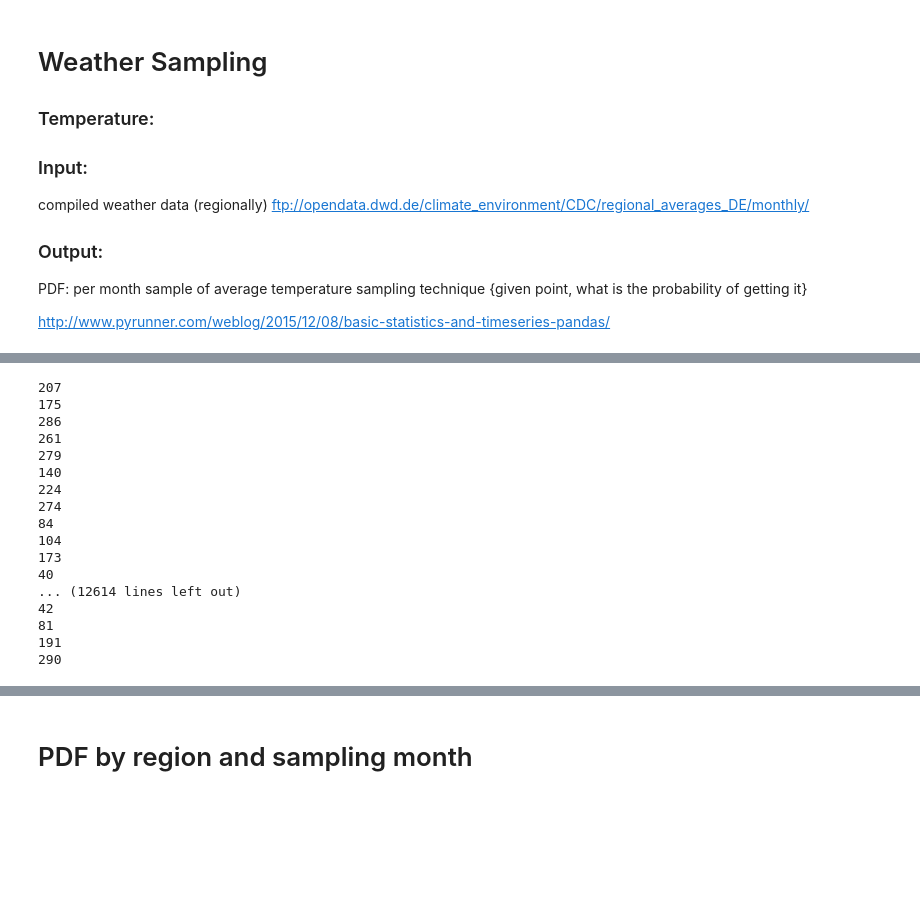
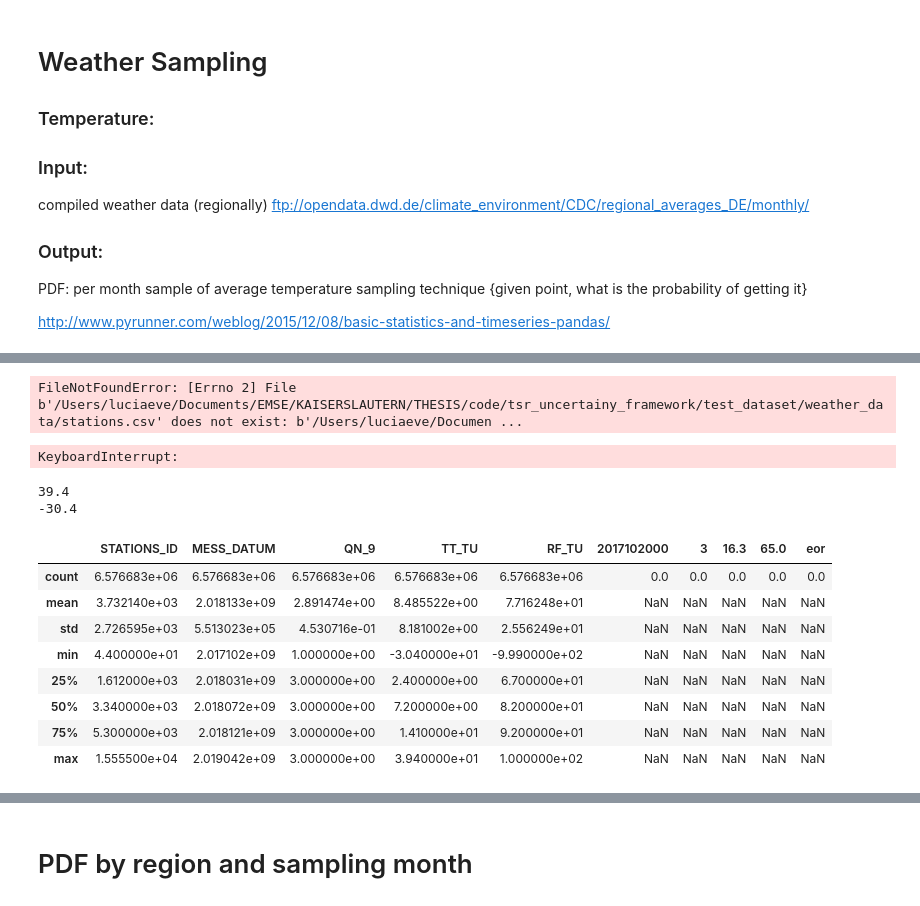
Before and after one commit to luciaeveberger/traffic_sign_recognition_uncertainty_framework, a Jupyter notebook: test_dataset/HighLevelWeatherSampling.ipynb, the cells around one changed output, grey strips where cells are left out. Drawn from its saved outputs; the diff is of its cells as text; code cells hidden in the pictures; blank space fills up the shorter version.

```diff
--- a/test_dataset/HighLevelWeatherSampling.ipynb
+++ b/test_dataset/HighLevelWeatherSampling.ipynb
@@ -44,42 +49,9 @@ df.head()
 # %%
 ## Find closest station point to coordinates
-weather_file_path = "/test_dataset/weather_data/stations_list.csv"
+weather_file_path = "/test_dataset/weather_data/stations.csv"
 df_stations_list = pd.read_csv(d + weather_file_path)
-
-#df_stations_list['All_Stations_Coordinates'] = list(zip(df_stations_list['geogr. Breite'], df_stations_list['geogr. Laenge']))
-
-all_stations = list(zip(df_stations_list['geogr. Laenge'], df_stations_list['geogr. Breite']))
-
-df_stations_list['All_Stations_Coordinates'] = all_stations
-
-
+print(df_stations_list.columns.values)
+df_stations_list['All_Stations_Coordinates'] = list(zip(df_stations_list['geoLaenge'], df_stations_list['geoBreite']))
 df['Coordinates_Joined'] = list(zip(df.Longitude, df.Latitude))
-tree = spatial.KDTree(all_stations)
-
-for value in df['Coordinates_Joined']:
-    inx = tree.query((value))
-    print(inx[1])
-    #df_sample = df_stations_list['All_Stations_Coordinates'].where(df_stations_list['All_Stations_Coordinates'] == all_stations[inx[1]])
-    #print(df_sample)
-    #print(all_stations[inx[1]])
-
-#print(tree.query([(48.647361922152896, 12.823383786489417)]))
-# print(all_stations[207])
 # %% [output]
-207
-175
-286
-261
-279
-140
-224
-274
-84
-104
-173
-40
-... (12614 lines left out)
-42
-81
-191
-290
+FileNotFoundError: [Errno 2] File b'/Users/luciaeve/Documents/EMSE/KAISERSLAUTERN/THESIS/code/tsr_uncertainy_framework/test_dataset/weather_data/stations.csv' does not exist: b'/Users/luciaeve/Documen ...
@@ -109,0 +58,38 @@ create_compiled_file(file_path, header_line, data_type="precip")
+# %%
+import pandas as pd
+from scipy.spatial.distance import cdist
+
+def closest_point(point, points):
+    """ Find closest point from a list of points. """
+    return points[cdist([point], points).argmin()]
+
+def match_value(df, col1, x, col2):
+    """ Match value x from col1 row to value in col2. """
+    return df[df[col1] == x][col2].values[0]
+
+
+df['closest_station'] = [closest_point(x, list(df_stations_list['All_Stations_Coordinates'])) for x in df['Coordinates_Joined']]
+df['station_id'] = [match_value(df_stations_list, 'All_Stations_Coordinates', x, 'Stations_id') for x in df['closest_station']]
+df.to_csv(file_path)
+# %% [output]
+KeyboardInterrupt:
+# %%
+## Find local min & max
+hourly_air_temp_df = pd.read_csv(d + hourly_air_lookup[0] + hourly_air_lookup[1], ";")
+hourly_air_temp_df.drop(hourly_air_temp_df.loc[hourly_air_temp_df['TT_TU']==-999].index, inplace=True)
+print(max(hourly_air_temp_df['TT_TU']))
+print(min(hourly_air_temp_df['TT_TU']))
+## remove -999 columns
+hourly_air_temp_df.describe()
+# %% [output]
+39.4
+-30.4
+|  | STATIONS_ID | MESS_DATUM | QN_9 | TT_TU | RF_TU | 2017102000 | 3 | 16.3 | 65.0 | eor |
+| count | 6.576683e+06 | 6.576683e+06 | 6.576683e+06 | 6.576683e+06 | 6.576683e+06 | 0.0 | 0.0 | 0.0 | 0.0 | 0.0 |
+| mean | 3.732140e+03 | 2.018133e+09 | 2.891474e+00 | 8.485522e+00 | 7.716248e+01 | NaN | NaN | NaN | NaN | NaN |
+| std | 2.726595e+03 | 5.513023e+05 | 4.530716e-01 | 8.181002e+00 | 2.556249e+01 | NaN | NaN | NaN | NaN | NaN |
+| min | 4.400000e+01 | 2.017102e+09 | 1.000000e+00 | -3.040000e+01 | -9.990000e+02 | NaN | NaN | NaN | NaN | NaN |
+| 25% | 1.612000e+03 | 2.018031e+09 | 3.000000e+00 | 2.400000e+00 | 6.700000e+01 | NaN | NaN | NaN | NaN | NaN |
+| 50% | 3.340000e+03 | 2.018072e+09 | 3.000000e+00 | 7.200000e+00 | 8.200000e+01 | NaN | NaN | NaN | NaN | NaN |
+| 75% | 5.300000e+03 | 2.018121e+09 | 3.000000e+00 | 1.410000e+01 | 9.200000e+01 | NaN | NaN | NaN | NaN | NaN |
+| max | 1.555500e+04 | 2.019042e+09 | 3.000000e+00 | 3.940000e+01 | 1.000000e+02 | NaN | NaN | NaN | NaN | NaN |
```
Also changed, not shown: parts of 11 cells of this notebook, 35 other files.
